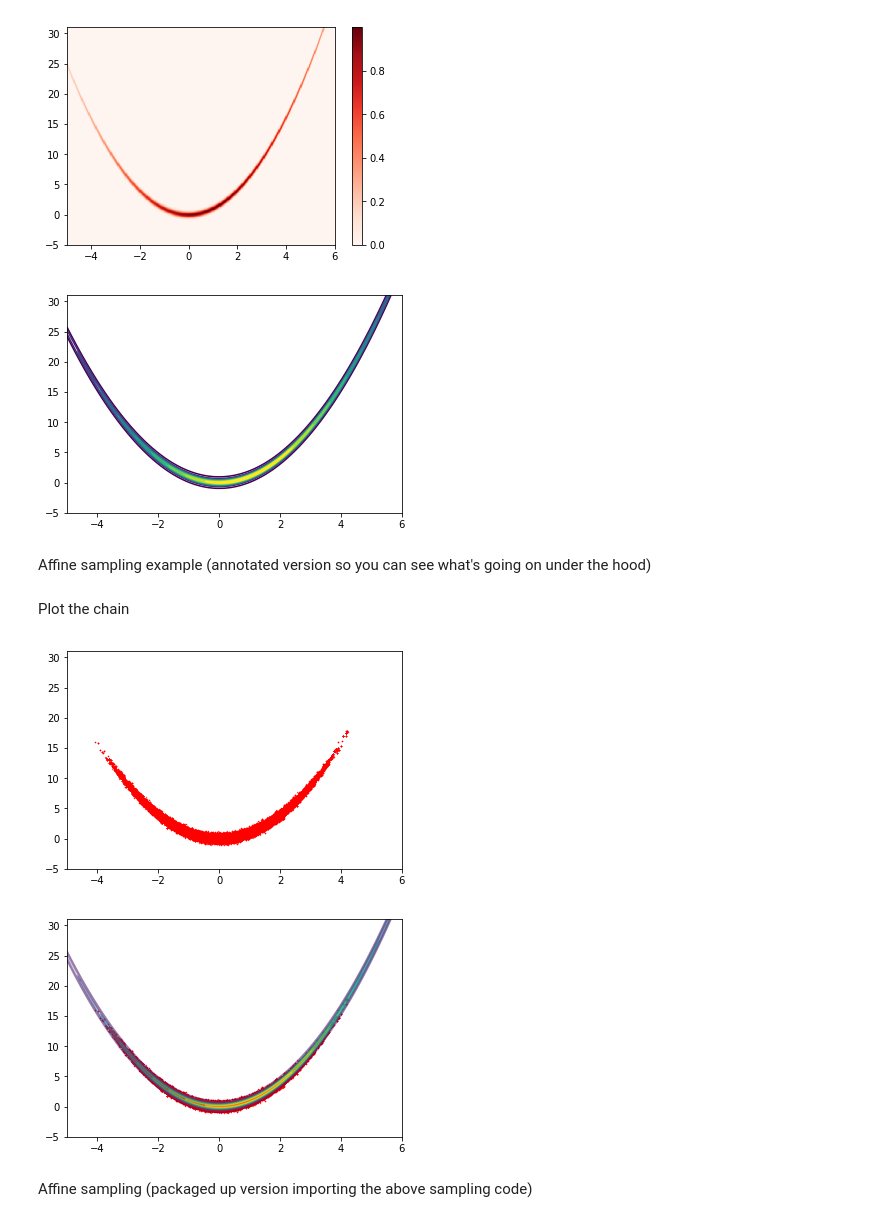
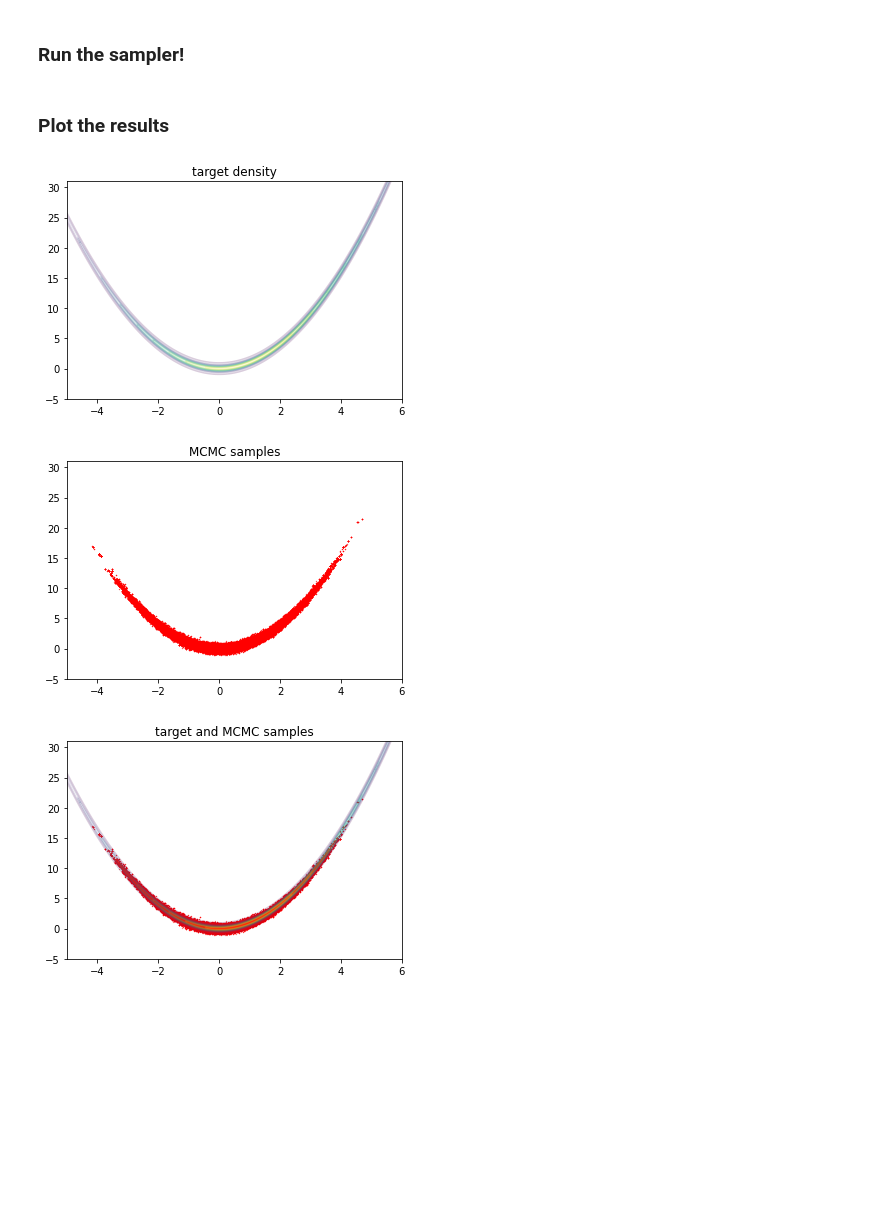
Before and after one commit to justinalsing/affine, a Jupyter notebook: affine_sampling_example.ipynb, the cells around one changed output. Drawn from its saved outputs; the diff is of its cells as text; code cells hidden in the pictures; blank space fills up the shorter version.

Commit message:
updated example notebook

```diff
--- a/affine_sampling_example.ipynb
+++ b/affine_sampling_example.ipynb
@@ -18,24 +23,58 @@ def log_prob(theta):
+# %%
+# number of parameters
+n_params = 2
+
+# number of walkers (note you'll end up with a total of 2*n_walkers for this parallel variant of the affine sampler)
+n_walkers = 500
+
+# initialize walkers and current state
+walkers1 = tf.random.normal([n_walkers, n_params], 0., 1.)
+walkers2 = tf.random.normal([n_walkers, n_params], 0., 1.)
+current_state = [walkers1, walkers2]
+# %% [markdown]
+### Run the sampler!
+# %%
+# number of MCMC steps to take (you'll end up with an MCMC chain with shape (n_steps, 2*n_walkers, n_parameters))
+n_steps = 300
+
+# run the sampler
+chain = affine_sample(log_prob, n_steps, current_state, args=[])
+# %% [markdown]
+### Plot the results
 # %%
-# plot the target log prob so we know what we're dealing with in this toy example...
+# plot the results...
 
-# grid...
+# how many burnin steps to remove
+burnin_steps = 100
+
+# plot the target density
 x = np.linspace(-5, 6, 500).astype(np.float32)
 y = np.linspace(-5, 31, 500).astype(np.float32)
 X, Y = np.meshgrid(x, y)
 grid = tf.stack([X, Y], axis=-1)
-
-# log prob..
 L = tf.exp(log_prob(grid)).numpy()
-
-# plot...
-plt.pcolormesh(x, y, L, cmap='Reds')
-plt.colorbar()
+plt.contour(x, y, L, levels = np.array([0.01, 0.1, 0.2, 0.3, 0.4, 0.5, 0.6, 0.7, 0.8, 0.9])*np.max(L.flatten()).astype(np.float64), alpha = 0.2)
+plt.title('target density')
 plt.show()
 
-plt.contour(x, y, L, levels = np.array([0.01, 0.1, 0.2, 0.3, 0.4, 0.5, 0.6, 0.7, 0.8, 0.9])*np.max(L.flatten()).astype(np.float64))
+# scatter
+plt.title('MCMC samples')
+plt.scatter(chain.numpy()[burnin_steps:,:,0], chain.numpy()[burnin_steps:,:,1], s = 0.1, color = 'red')
+plt.xlim(-5, 6)
+plt.ylim(-5, 31)
 plt.show()
+
+# scatter + contours of target prob
+plt.title('target and MCMC samples')
+x = np.linspace(-5, 6, 500).astype(np.float32)
+y = np.linspace(-5, 31, 500).astype(np.float32)
+X, Y = np.meshgrid(x, y)
+grid = tf.stack([X, Y], axis=-1)
+L = tf.exp(log_prob(grid)).numpy()
+plt.contour(x, y, L, levels = np.array([0.01, 0.1, 0.2, 0.3, 0.4, 0.5, 0.6, 0.7, 0.8, 0.9])*np.max(L.flatten()).astype(np.float64), alpha = 0.2)
+plt.scatter(chain.numpy()[burnin_steps:,:,0], chain.numpy()[burnin_steps:,:,1], s = 0.05, color = 'red')
+plt.show()
 # %% [output]
-[figure, old version]
+[figure, new version]
-[figure, old version]
+[figure, new version]
+[figure, added]
-# %% [markdown]
-Affine sampling example (annotated version so you can see what's going on under the hood)
@@ -120,18 +80,0 @@ chain = tf.stack(chain, axis=0)
-# %% [markdown]
-Plot the chain
-# %%
-burnin_steps = 100
-
-plt.scatter(chain.numpy()[burnin_steps:,:,0], chain.numpy()[burnin_steps:,:,1], s = 0.1, color = 'red')
-plt.xlim(min(x), max(x))
-plt.ylim(min(y), max(y))
-plt.show()
-
-plt.contour(x, y, L, levels = np.array([0.01, 0.1, 0.2, 0.3, 0.4, 0.5, 0.6, 0.7, 0.8, 0.9])*np.max(L.flatten()).astype(np.float64), alpha = 0.5)
-plt.scatter(chain.numpy()[burnin_steps:,:,0], chain.numpy()[burnin_steps:,:,1], s = 0.1, color = 'red')
-plt.show()
-# %% [output]
-[figure, removed]
-[figure, removed]
-# %% [markdown]
-Affine sampling (packaged up version importing the above sampling code)
```
Also changed, not shown: parts of 7 cells of this notebook, 1 other file.
